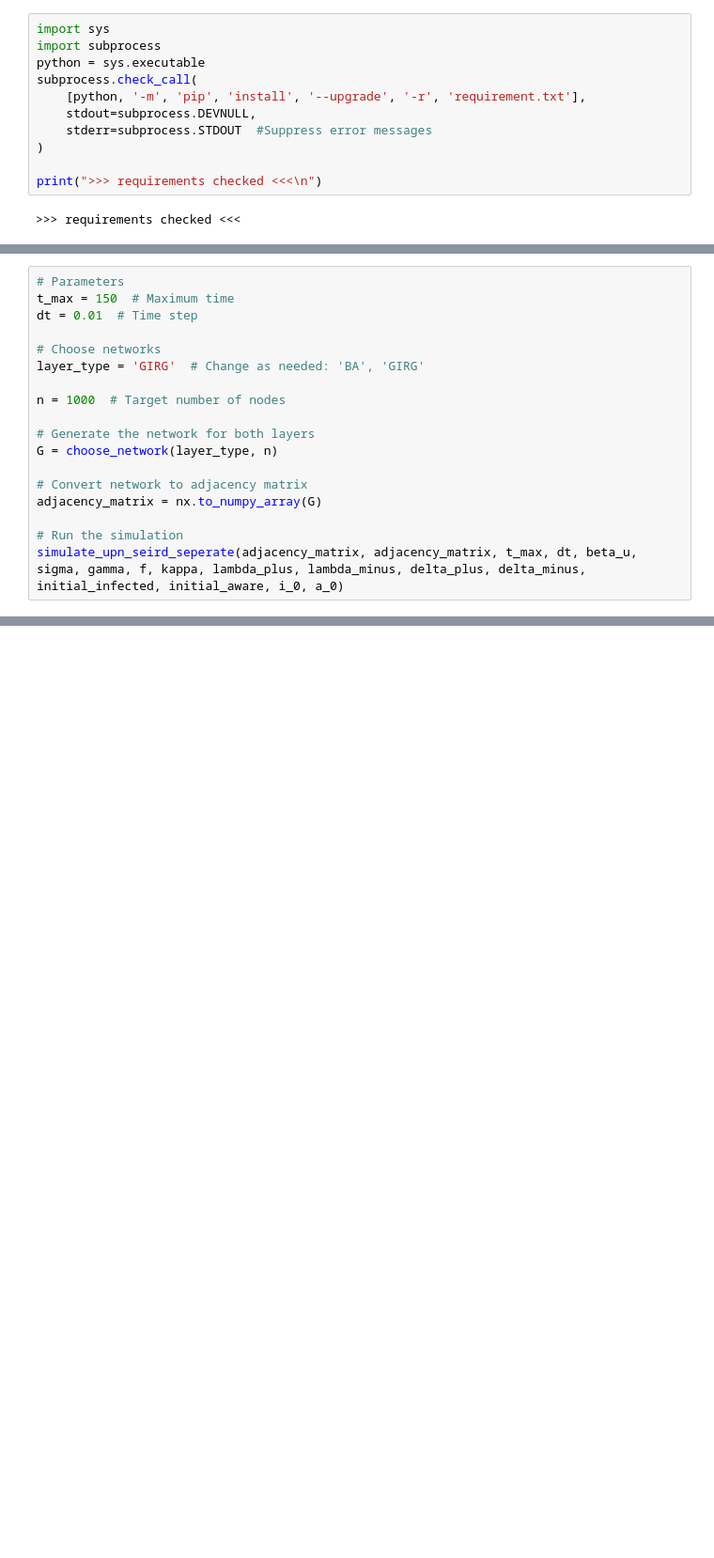
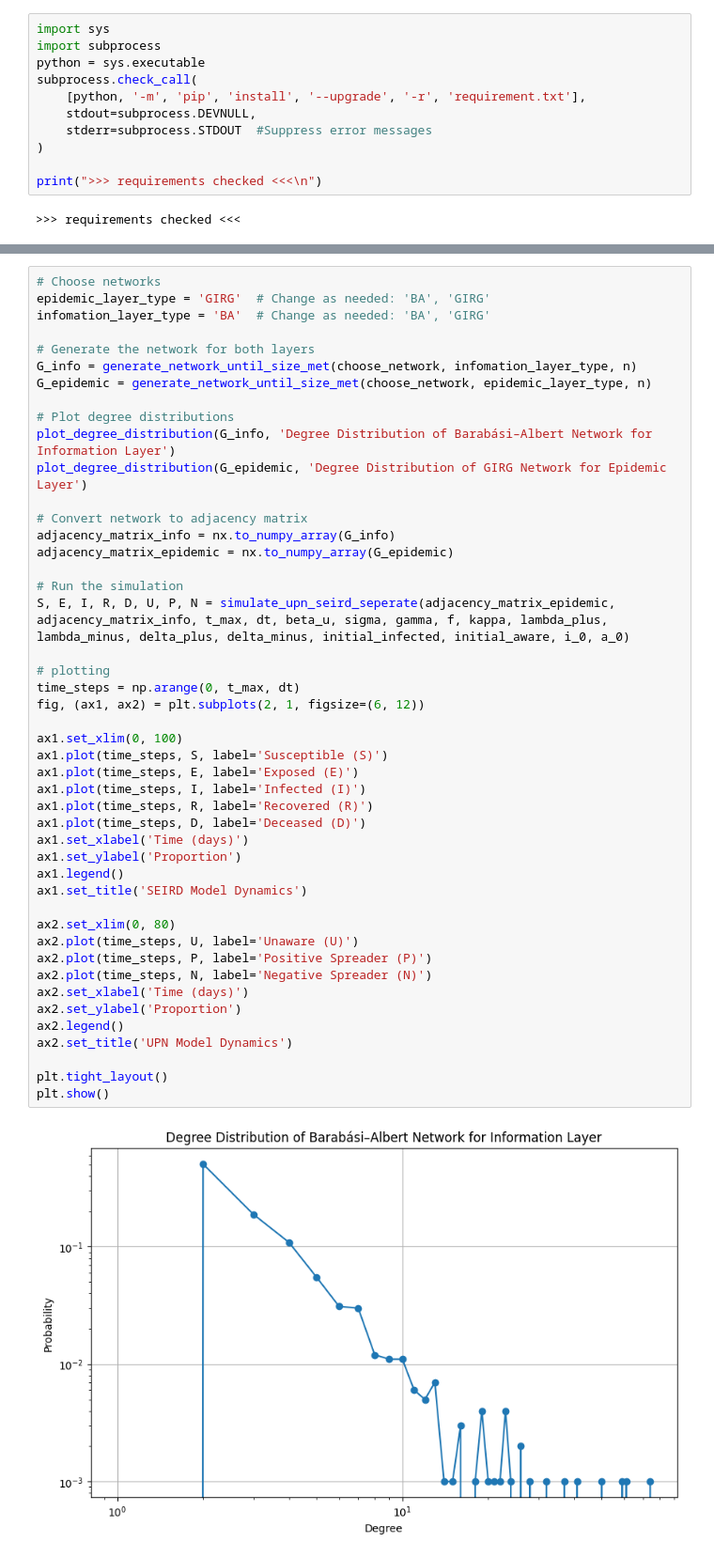
Before and after one commit to gh0stintheshe11/UPN-SEIRD-Model, a Jupyter notebook: upn_seird_seperate.ipynb, the cells around one changed output, grey strips where cells are left out. Shown: that part at 94% size. Cells and saved outputs as stored; diff of their text form; blank space fills up the shorter version.

Commit message:
fig 1 update, add MMC and edge remove, attamp to use one combined network

```diff
--- a/upn_seird_seperate.ipynb
+++ b/upn_seird_seperate.ipynb
@@ -233,18 +263,0 @@ def simulate_upn_seird_seperate(adjacency_matrix_epidemic, adjacency_matrix_info
-# %%
-# Parameters
-t_max = 150  # Maximum time
-dt = 0.01  # Time step
-
-# Choose networks
-layer_type = 'GIRG'  # Change as needed: 'BA', 'GIRG'
-
-n = 1000  # Target number of nodes
-
-# Generate the network for both layers
-G = choose_network(layer_type, n)
-
-# Convert network to adjacency matrix
-adjacency_matrix = nx.to_numpy_array(G)
-
-# Run the simulation
-simulate_upn_seird_seperate(adjacency_matrix, adjacency_matrix, t_max, dt, beta_u, sigma, gamma, f, kappa, lambda_plus, lambda_minus, delta_plus, delta_minus, initial_infected, initial_aware, i_0, a_0)
@@ -269,0 +264,48 @@ Simulation complete. Plotting results...
+# %%
+# Choose networks
+epidemic_layer_type = 'GIRG'  # Change as needed: 'BA', 'GIRG'
+infomation_layer_type = 'BA'  # Change as needed: 'BA', 'GIRG'
+
+# Generate the network for both layers
+G_info = generate_network_until_size_met(choose_network, infomation_layer_type, n)
+G_epidemic = generate_network_until_size_met(choose_network, epidemic_layer_type, n)
+
+# Plot degree distributions
+plot_degree_distribution(G_info, 'Degree Distribution of Barabási–Albert Network for Information Layer')
+plot_degree_distribution(G_epidemic, 'Degree Distribution of GIRG Network for Epidemic Layer')
+
+# Convert network to adjacency matrix
+adjacency_matrix_info = nx.to_numpy_array(G_info)
+adjacency_matrix_epidemic = nx.to_numpy_array(G_epidemic)
+
+# Run the simulation
+S, E, I, R, D, U, P, N = simulate_upn_seird_seperate(adjacency_matrix_epidemic, adjacency_matrix_info, t_max, dt, beta_u, sigma, gamma, f, kappa, lambda_plus, lambda_minus, delta_plus, delta_minus, initial_infected, initial_aware, i_0, a_0)
+
+# plotting
+time_steps = np.arange(0, t_max, dt)
+fig, (ax1, ax2) = plt.subplots(2, 1, figsize=(6, 12))
+
+ax1.set_xlim(0, 100)
+ax1.plot(time_steps, S, label='Susceptible (S)')
+ax1.plot(time_steps, E, label='Exposed (E)')
+ax1.plot(time_steps, I, label='Infected (I)')
+ax1.plot(time_steps, R, label='Recovered (R)')
+ax1.plot(time_steps, D, label='Deceased (D)')
+ax1.set_xlabel('Time (days)')
+ax1.set_ylabel('Proportion')
+ax1.legend()
+ax1.set_title('SEIRD Model Dynamics')
+
+ax2.set_xlim(0, 80)
+ax2.plot(time_steps, U, label='Unaware (U)')
+ax2.plot(time_steps, P, label='Positive Spreader (P)')
+ax2.plot(time_steps, N, label='Negative Spreader (N)')
+ax2.set_xlabel('Time (days)')
+ax2.set_ylabel('Proportion')
+ax2.legend()
+ax2.set_title('UPN Model Dynamics')
+
+plt.tight_layout()
+plt.show()
+# %% [output]
+[figure, added]
```
Also changed, not shown: parts of 9 cells of this notebook.
